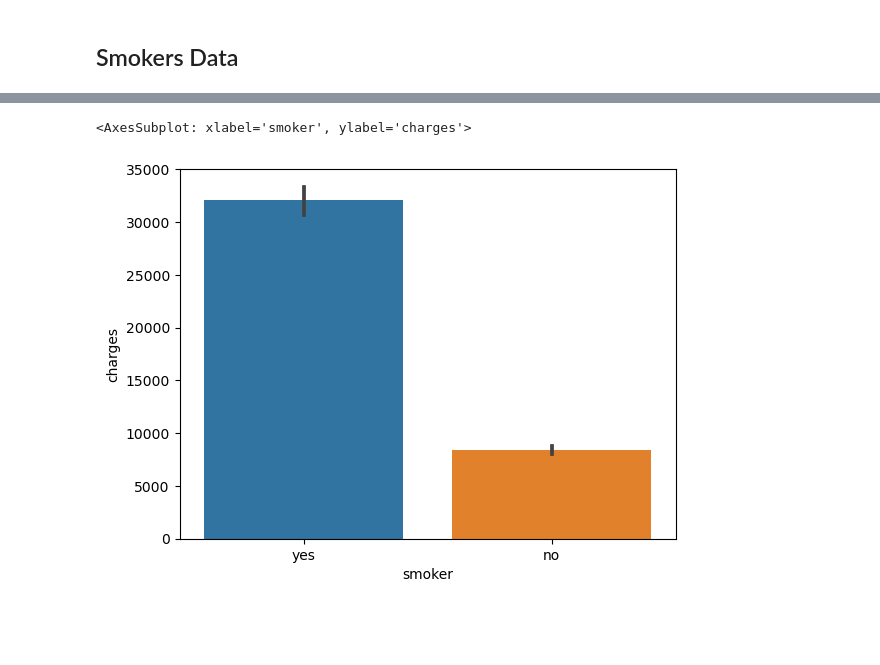
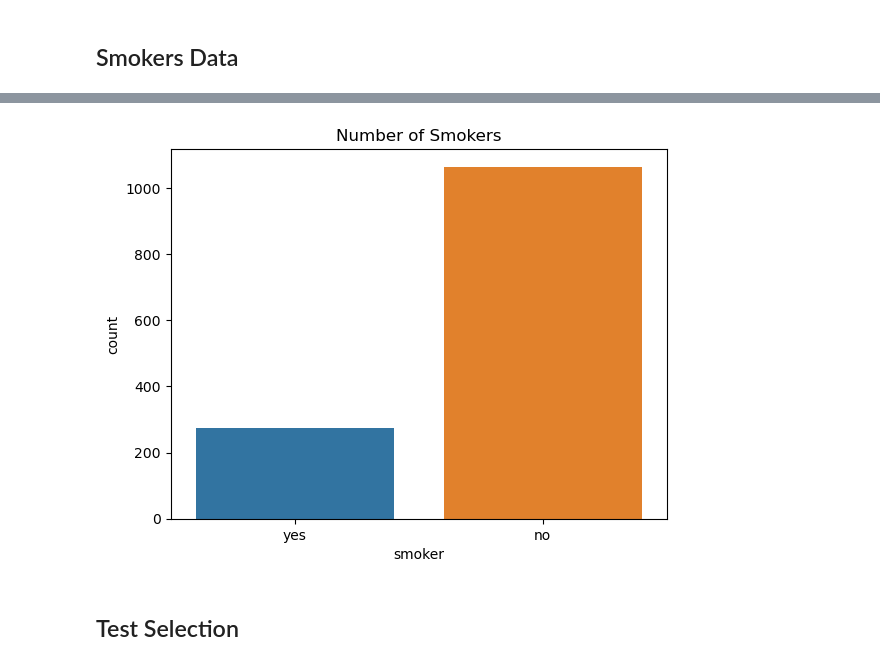
Before and after one commit to jaytrey777/Hypothesis-Testing-with-Insurance-Data, a Jupyter notebook: Hypothesis Testing with Insurance Data (Core).ipynb, the cells around one changed output, grey strips where cells are left out. Cells and saved outputs as stored; diff of their text form; code cells hidden in the pictures; blank space fills up the shorter version.

```diff
--- a/Hypothesis Testing with Insurance Data (Core).ipynb
+++ b/Hypothesis Testing with Insurance Data (Core).ipynb
@@ -82,5 +65,7 @@ ax.legend();
-# %%
-sns.barplot(data=df, x='smoker',y='charges')
-# %% [output]
-<AxesSubplot: xlabel='smoker', ylabel='charges'>
-[figure, removed]
+# %%
+ax = sns.countplot(data = df, x = 'smoker')
+ax.set_title('Number of Smokers');
+# %% [output]
+[figure, added]
+# %% [markdown]
+## Test Selection
```
Also changed, not shown: parts of 79 cells of this notebook.
